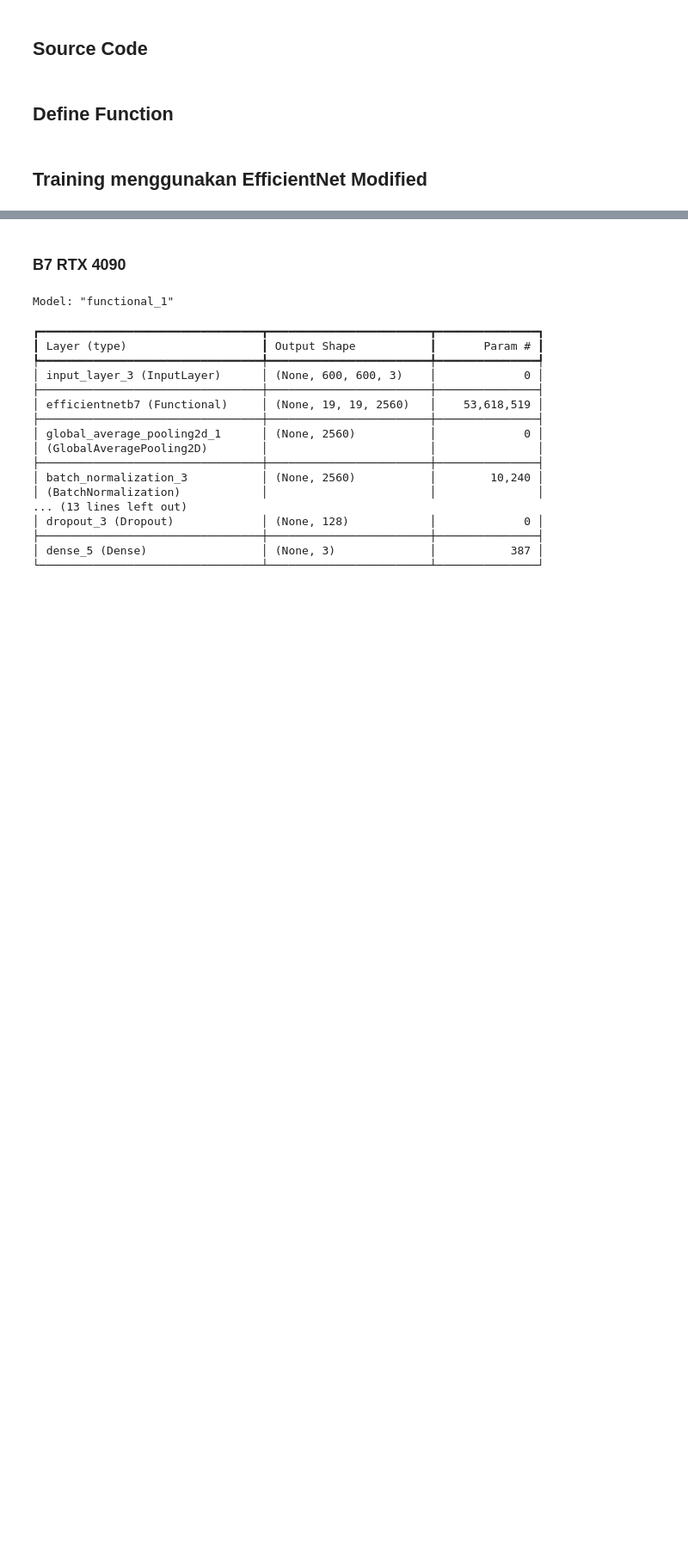
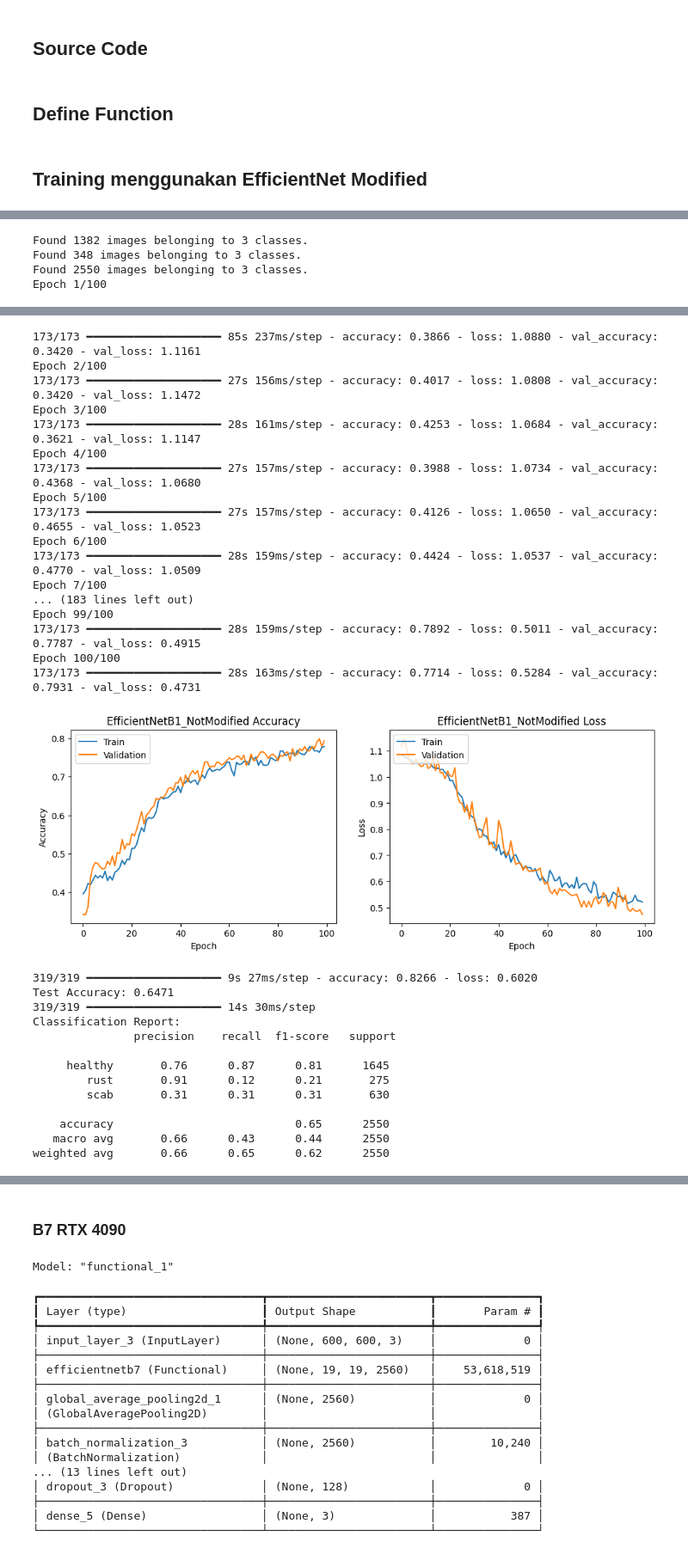
Before and after one commit to AbiyaMakruf/TelU-Tubes-TugasAkhir-KlasifikasiPenyakitTanamanApel, a Jupyter notebook: modifikasi.ipynb, the cells around one changed output, grey strips where cells are left out. Shown at 86% size. Saved outputs shown, nothing was run; the diff lists cells and outputs as text; code cells hidden in the pictures; blank space fills up the shorter version.

```diff
--- a/modifikasi.ipynb
+++ b/modifikasi.ipynb
@@ -2451,0 +2442,17 @@ def train_and_plot(model, model_name, train_generator, validation_generator, tes
+# %%
+model = EfficientNetB2(input_shape=(260, 260, 3), include_top=False, weights=None)
+model.trainable = True
+
+inputs = Input(shape=(260, 260, 3))
+
+x = model(inputs, training=False)
+x = GlobalAveragePooling2D()(x)
+x = Dense(1024, activation='relu')(x)
+x = Dropout(0.2)(x)
+x = Dense(512, activation='relu')(x)
+
+outputs = Dense(3, activation='softmax')(x)
+model = Model(inputs, outputs)
+optimizer = tf.keras.optimizers.Adam(learning_rate=1e-5)
+
+model.compile(optimizer=optimizer, loss='categorical_crossentropy', metrics=['accuracy'])
@@ -2451,0 +2474,14 @@ def train_and_plot(model, model_name, train_generator, validation_generator, tes
+# %%
+train_generator, validation_generator, test_generator = augment_and_resize_dataset(
+    "data/split_train_test_dataset_campuran",
+    img_size=(260, 260),
+    batch_size=8,
+    preprocess_input_func = efficientnet_preprocess
+)
+epochs = 100
+train_and_plot(model, "EfficientNetB1_NotModified", train_generator, validation_generator, test_generator, epochs =  epochs)
+# %% [output]
+Found 1382 images belonging to 3 classes.
+Found 348 images belonging to 3 classes.
+Found 2550 images belonging to 3 classes.
+Epoch 1/100
@@ -2451,0 +2517,31 @@ def train_and_plot(model, model_name, train_generator, validation_generator, tes
+173/173 ━━━━━━━━━━━━━━━━━━━━ 85s 237ms/step - accuracy: 0.3866 - loss: 1.0880 - val_accuracy: 0.3420 - val_loss: 1.1161
+Epoch 2/100
+173/173 ━━━━━━━━━━━━━━━━━━━━ 27s 156ms/step - accuracy: 0.4017 - loss: 1.0808 - val_accuracy: 0.3420 - val_loss: 1.1472
+Epoch 3/100
+173/173 ━━━━━━━━━━━━━━━━━━━━ 28s 161ms/step - accuracy: 0.4253 - loss: 1.0684 - val_accuracy: 0.3621 - val_loss: 1.1147
+Epoch 4/100
+173/173 ━━━━━━━━━━━━━━━━━━━━ 27s 157ms/step - accuracy: 0.3988 - loss: 1.0734 - val_accuracy: 0.4368 - val_loss: 1.0680
+Epoch 5/100
+173/173 ━━━━━━━━━━━━━━━━━━━━ 27s 157ms/step - accuracy: 0.4126 - loss: 1.0650 - val_accuracy: 0.4655 - val_loss: 1.0523
+Epoch 6/100
+173/173 ━━━━━━━━━━━━━━━━━━━━ 28s 159ms/step - accuracy: 0.4424 - loss: 1.0537 - val_accuracy: 0.4770 - val_loss: 1.0509
+Epoch 7/100
+... (183 lines left out)
+Epoch 99/100
+173/173 ━━━━━━━━━━━━━━━━━━━━ 28s 159ms/step - accuracy: 0.7892 - loss: 0.5011 - val_accuracy: 0.7787 - val_loss: 0.4915
+Epoch 100/100
+173/173 ━━━━━━━━━━━━━━━━━━━━ 28s 163ms/step - accuracy: 0.7714 - loss: 0.5284 - val_accuracy: 0.7931 - val_loss: 0.4731
+[figure, added]
+319/319 ━━━━━━━━━━━━━━━━━━━━ 9s 27ms/step - accuracy: 0.8266 - loss: 0.6020
+Test Accuracy: 0.6471
+319/319 ━━━━━━━━━━━━━━━━━━━━ 14s 30ms/step
+Classification Report:
+               precision    recall  f1-score   support
+
+     healthy       0.76      0.87      0.81      1645
+        rust       0.91      0.12      0.21       275
+        scab       0.31      0.31      0.31       630
+
+    accuracy                           0.65      2550
+   macro avg       0.66      0.43      0.44      2550
+weighted avg       0.66      0.65      0.62      2550
```
Also changed, not shown: parts of 19 cells of this notebook, 2 other files.
